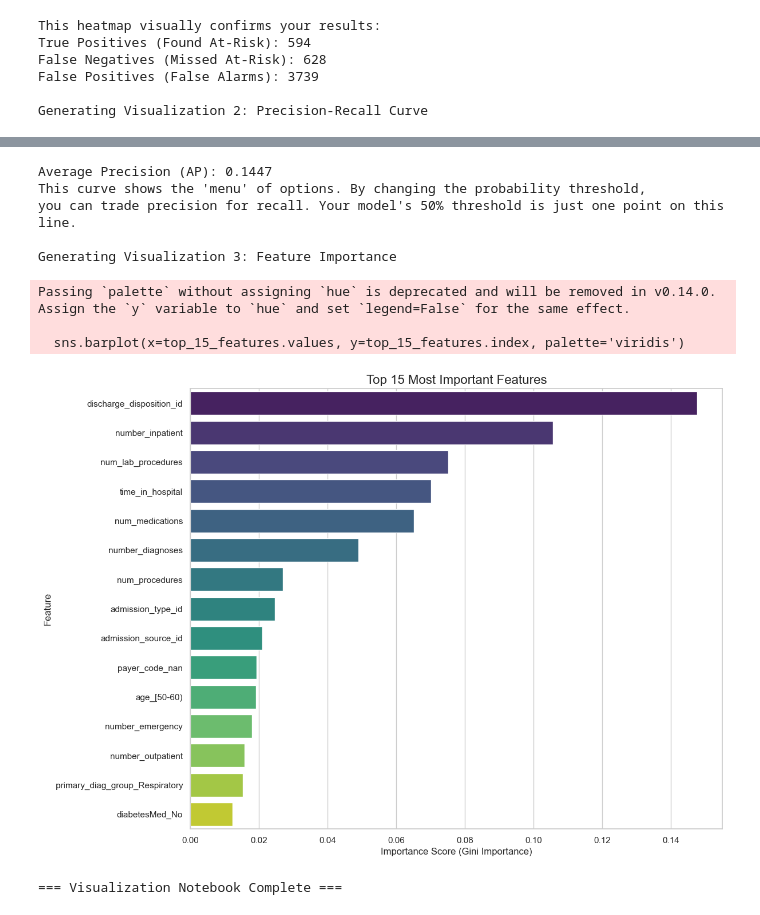
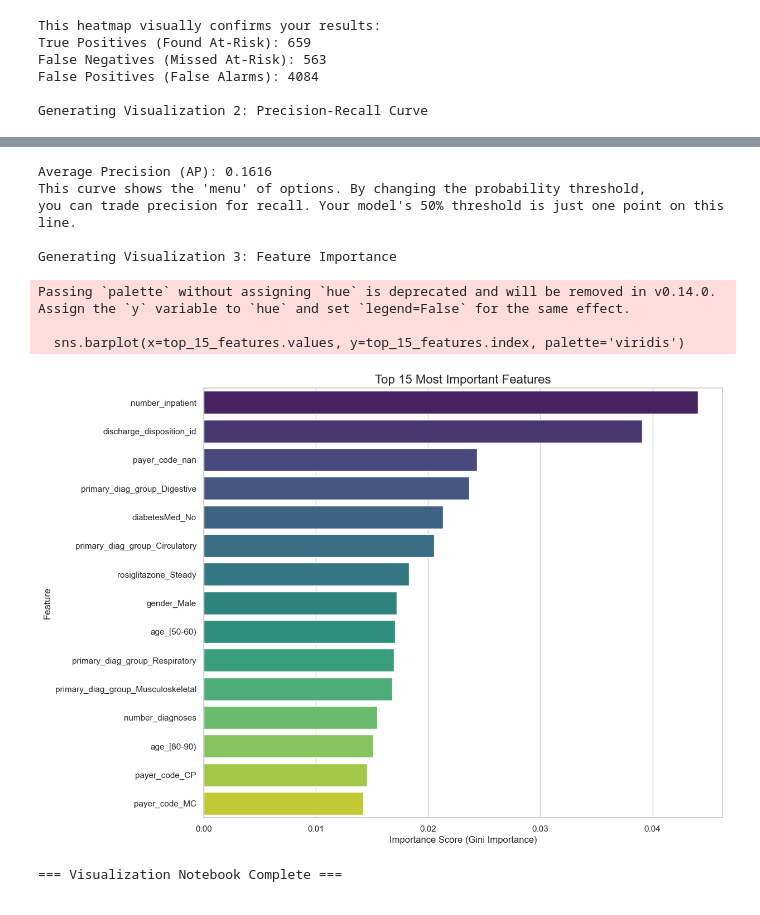
Before and after one commit to akarshkunwar/ReadmissionPredictor, a Jupyter notebook: models/visualization.ipynb, the cells around one changed output, grey strips where cells are left out. Cells and saved outputs as stored; diff of their text form; code cells hidden in the pictures.

```diff
--- a/models/visualization.ipynb
+++ b/models/visualization.ipynb
@@ -21,7 +21,7 @@ print("Libraries imported successfully.")
 print("Loading saved model and test data:")
 try:
     # load the tuned pipeline
-    pipeline = joblib.load('rf_tuned_pipeline.joblib')
+    pipeline = joblib.load('xgb_tuned_pipeline.joblib')
 
     # load the test data
     X_test = pd.read_csv('X_test.csv')
@@ -55,7 +55,7 @@ sns.heatmap(cm, annot=True, fmt='d', cmap='Blues',
             xticklabels=['Predicted: No Readmission (0)', 'Predicted: Readmission (1)'],
             yticklabels=['Actual: No Readmission (0)', 'Actual: Readmission (1)'])
 
-plt.title('Confusion Matrix for Tuned Random Forest', fontsize=16)
+plt.title('Confusion Matrix for tuned XGBoost', fontsize=16)
 plt.ylabel('Actual Label', fontsize=12)
 plt.xlabel('Predicted Label', fontsize=12)
 plt.show()
@@ -72,7 +72,7 @@ avg_precision = average_precision_score(y_test, y_pred_proba)
 
 plt.figure(figsize=(10, 7))
 display = PrecisionRecallDisplay(precision=precision, recall=recall, average_precision=avg_precision)
-display.plot(ax=plt.gca(), name='Random Forest (F1-Tuned)')
+display.plot(ax=plt.gca(), name='XGBoost (optimized Threshold)')
 
 plt.title('Precision-Recall Curve', fontsize=16)
 plt.legend(loc='upper right')
@@ -141,6 +141,6 @@ Generating Visualization 1: Confusion Matrix
 This heatmap visually confirms your results:
-True Positives (Found At-Risk): 594
-False Negatives (Missed At-Risk): 628
-False Positives (False Alarms): 3739
+True Positives (Found At-Risk): 659
+False Negatives (Missed At-Risk): 563
+False Positives (False Alarms): 4084
 
 Generating Visualization 2: Precision-Recall Curve
@@ -148,10 +148,10 @@ Generating Visualization 2: Precision-Recall Curve
-Average Precision (AP): 0.1447
+Average Precision (AP): 0.1616
 This curve shows the 'menu' of options. By changing the probability threshold,
 you can trade precision for recall. Your model's 50% threshold is just one point on this line.
 
 Generating Visualization 3: Feature Importance
 Passing `palette` without assigning `hue` is deprecated and will be removed in v0.14.0. Assign the `y` variable to `hue` and set `legend=False` for the same effect.
 
   sns.barplot(x=top_15_features.values, y=top_15_features.index, palette='viridis')
-[figure, old version]
+[figure, new version]
 === Visualization Notebook Complete ===
```
Also changed, not shown: parts of 1 cell of this notebook, 1 other file.
